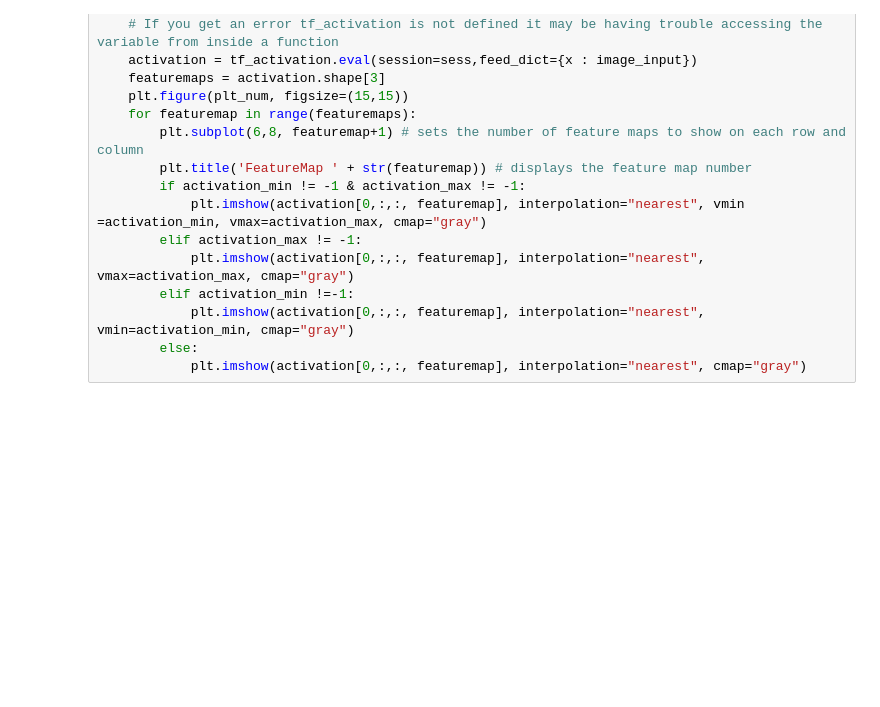
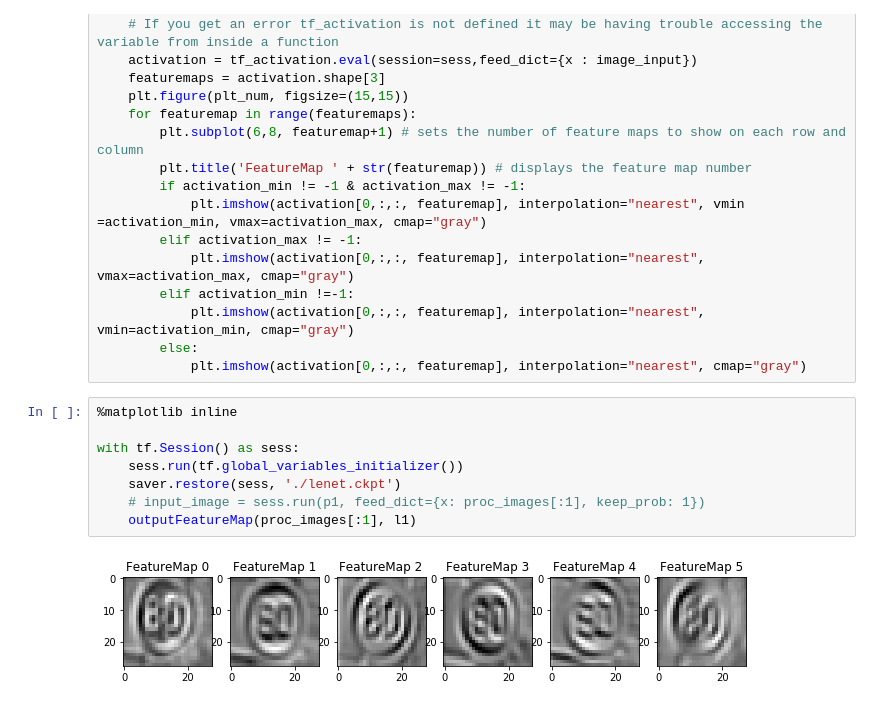
Before and after one commit to dincamihai/CarND-Traffic-Sign-Classifier-Project, a Jupyter notebook: Traffic_Sign_Classifier.ipynb, the cells around one changed output. Saved outputs shown, nothing was run; the diff lists cells and outputs as text; blank space fills up the shorter version.

```diff
--- a/Traffic_Sign_Classifier.ipynb
+++ b/Traffic_Sign_Classifier.ipynb
@@ -744,3 +779,13 @@ def outputFeatureMap(image_input, tf_activation, activation_min=-1, activation_m
             plt.imshow(activation[0,:,:, featuremap], interpolation="nearest", vmin=activation_min, cmap="gray")
         else:
             plt.imshow(activation[0,:,:, featuremap], interpolation="nearest", cmap="gray")
+# %%
+%matplotlib inline
+
+with tf.Session() as sess:
+    sess.run(tf.global_variables_initializer())
+    saver.restore(sess, './lenet.ckpt')
+    # input_image = sess.run(p1, feed_dict={x: proc_images[:1], keep_prob: 1})
+    outputFeatureMap(proc_images[:1], l1)
+# %% [output]
+[figure, added]
```
Also changed, not shown: parts of 4 cells of this notebook, 1 other file.
